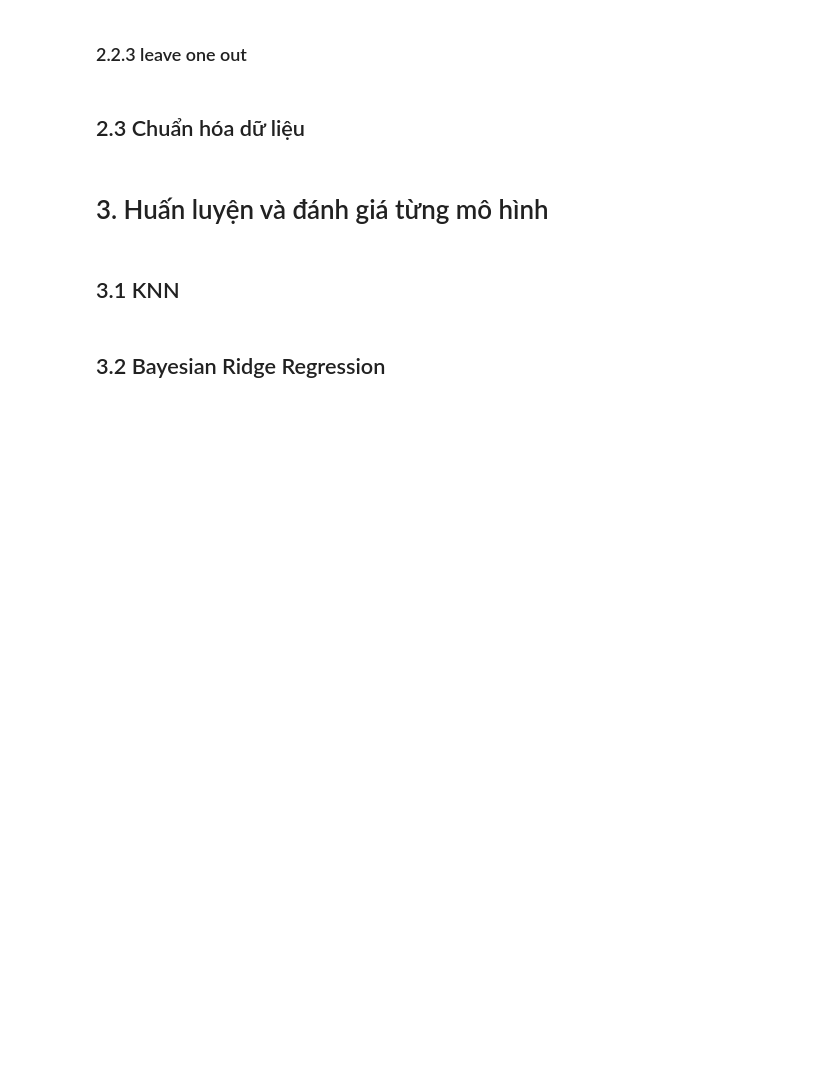
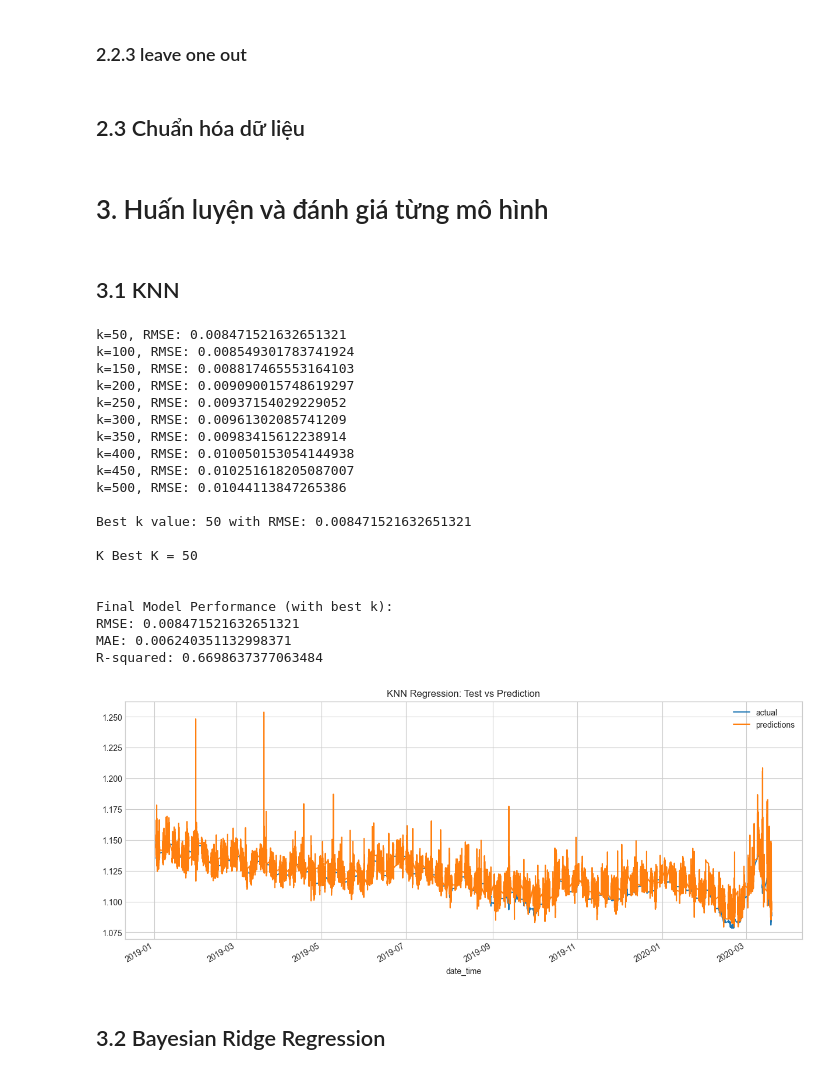
Before and after one commit to CuongB2205856/Project, a Jupyter notebook: ProjectCT294.ipynb, the cells around one changed output. Cells and saved outputs as stored; diff of their text form; code cells hidden in the pictures; blank space fills up the shorter version.

Commit message:
update "Run all machine learning models"

```diff
--- a/ProjectCT294.ipynb
+++ b/ProjectCT294.ipynb
@@ -297,38 +289,61 @@ X_scaled_test = scaler.transform(X_test)
 best_k_value = None
 best_rmse = float('inf')
 
-for k in range(1, 21):
+for k in range(50, 501, 50):
     knn = KNeighborsRegressor(n_neighbors=k)
     knn.fit(X_scaled_train, y_train)
     y_pred = knn.predict(X_scaled_test)
     rmse = np.sqrt(mean_squared_error(y_test, y_pred))
     print(f"k={k}, RMSE: {rmse}")
 
     if rmse < best_rmse:
         best_rmse = rmse
         best_k_value = k
 
 print(f"\nBest k value: {best_k_value} with RMSE: {best_rmse}")
 
 # Huấn luyện mô hình cuối cùng với k tốt nhất
 final_knn_model = KNeighborsRegressor(n_neighbors=best_k_value)
 final_knn_model.fit(X_scaled_train, y_train)
 y_pred_final = final_knn_model.predict(X_scaled_test)
 
 # Đánh giá mô hình
 rmse_final = np.sqrt(mean_squared_error(y_test, y_pred_final))
 mae_final = mean_absolute_error(y_test, y_pred_final)
 r2_final = r2_score(y_test, y_pred_final)
 
+print(f"\nK Best K = {best_k_value}\n")
 print("\nFinal Model Performance (with best k):")
 print(f"RMSE: {rmse_final}")
 print(f"MAE: {mae_final}")
 print(f"R-squared: {r2_final}")
 
 # Vẽ biểu đồ kết quả
 test_vs_pred = pd.DataFrame({'actual': y_test, 'predictions': y_pred_final})
 test_vs_pred.plot(figsize=(15, 6))
 plt.title('KNN Regression: Test vs Prediction')
 plt.show()
+# %% [output]
+k=50, RMSE: 0.008471521632651321
+k=100, RMSE: 0.008549301783741924
+k=150, RMSE: 0.008817465553164103
+k=200, RMSE: 0.009090015748619297
+k=250, RMSE: 0.00937154029229052
+k=300, RMSE: 0.00961302085741209
+k=350, RMSE: 0.00983415612238914
+k=400, RMSE: 0.010050153054144938
+k=450, RMSE: 0.010251618205087007
+k=500, RMSE: 0.01044113847265386
+
+Best k value: 50 with RMSE: 0.008471521632651321
+
+K Best K = 50
+
+
+Final Model Performance (with best k):
+RMSE: 0.008471521632651321
+MAE: 0.006240351132998371
+R-squared: 0.6698637377063484
+[figure, added]
 # %% [markdown]
 ## 3.2 Bayesian Ridge Regression
```
Also changed, not shown: parts of 17 cells of this notebook.
